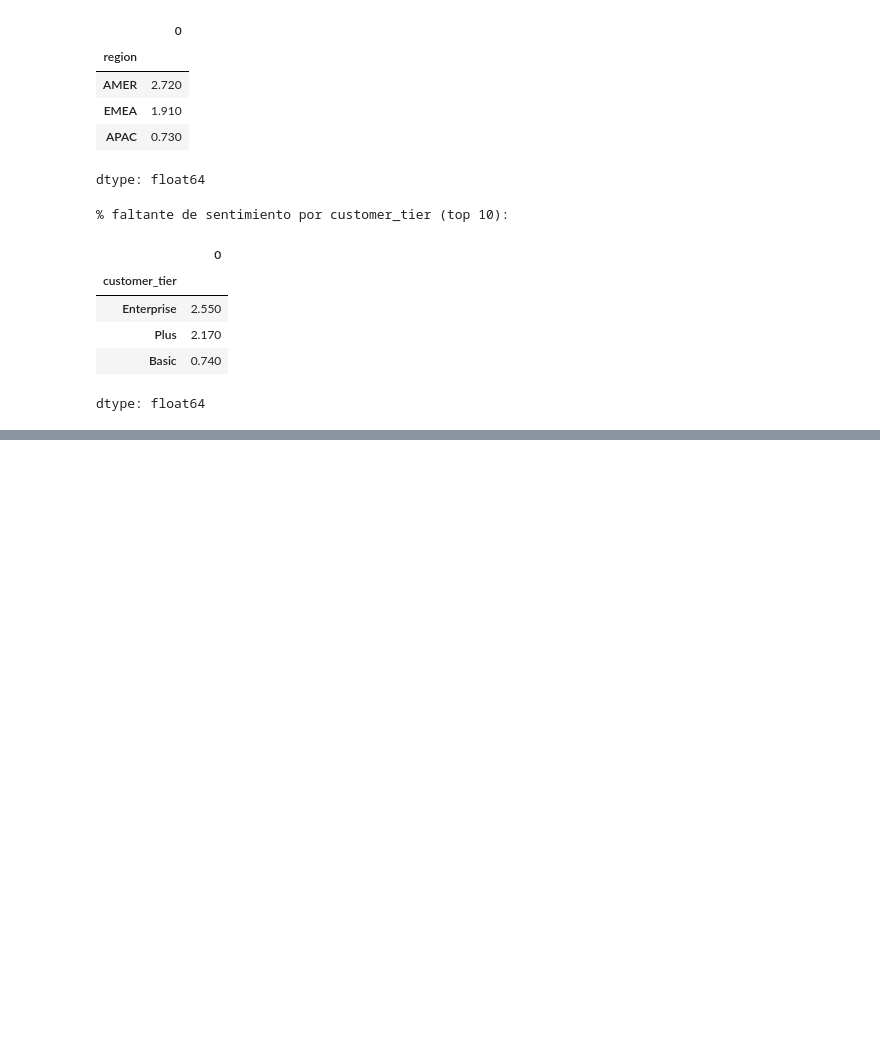
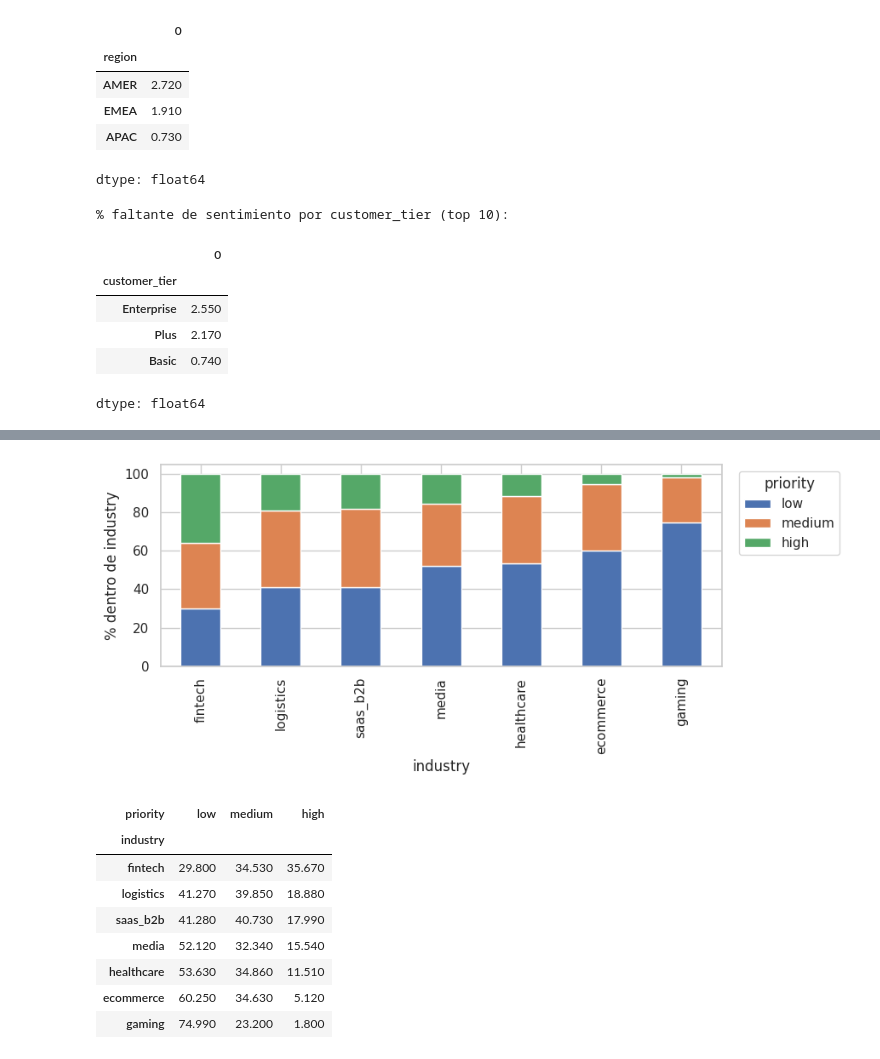
Before and after one commit to mmcuervo/ExamMLcategorias, a Jupyter notebook: 01_eda.ipynb, the cells around one changed output, grey strips where cells are left out. Cells and saved outputs as stored; diff of their text form; code cells hidden in the pictures; blank space fills up the shorter version.

```diff
--- a/01_eda.ipynb
+++ b/01_eda.ipynb
@@ -181,0 +276,34 @@ dtype: float64
+# %%
+
+
+cat_col = "industry"        # cámbialo a "region", "customer_tier", etc.
+target  = "priority"
+
+# Tabla porcentaje por fila (cada industry suma 100%)
+norm_tab = pd.crosstab(dc[cat_col], dc[target], normalize="index") \
+             .reindex(columns=["low","medium","high"]) * 100
+
+# (Opcional) ordenar industrias por % de 'high' descendente
+norm_tab = norm_tab.sort_values("high", ascending=False)
+
+# Graficar 100% stacked bar
+ax = norm_tab.plot(kind="bar", stacked=True, figsize=(9,4))
+ax.set_ylabel("% dentro de " + cat_col)
+ax.set_xlabel(cat_col)
+ax.legend(title=target, bbox_to_anchor=(1.02, 1), loc="upper left")
+plt.tight_layout()
+plt.show()
+
+# (Opcional) ver tabla
+display(norm_tab.round(2).head(10))
+# %% [output]
+[figure, added]
+| priority | low | medium | high |
+| industry |  |  |  |
+| fintech | 29.800 | 34.530 | 35.670 |
+| logistics | 41.270 | 39.850 | 18.880 |
+| saas_b2b | 41.280 | 40.730 | 17.990 |
+| media | 52.120 | 32.340 | 15.540 |
+| healthcare | 53.630 | 34.860 | 11.510 |
+| ecommerce | 60.250 | 34.630 | 5.120 |
+| gaming | 74.990 | 23.200 | 1.800 |
```
Also changed, not shown: parts of 44 cells of this notebook.
